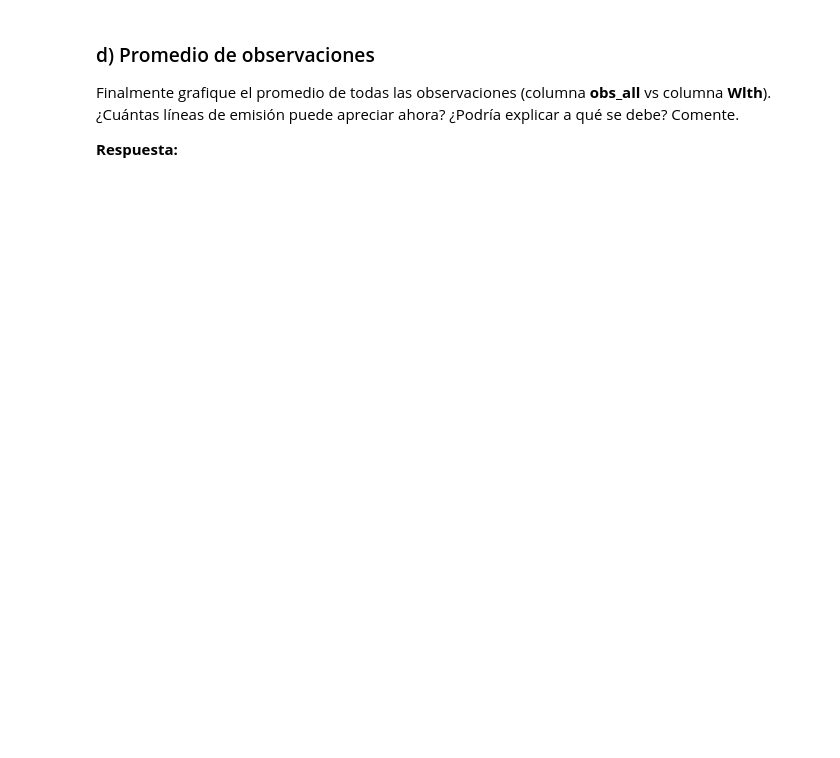
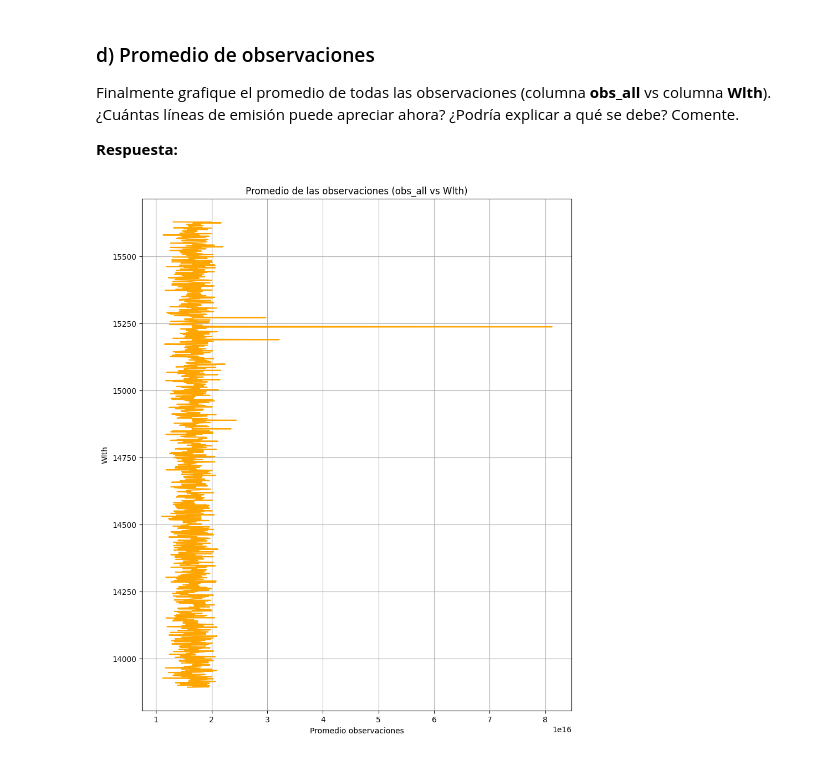
Before and after one commit to azavalac/Tarea-2-zavala, a Jupyter notebook: Tarea2.ipynb, the cells around one changed output. Drawn from its saved outputs; the diff is of its cells as text; code cells hidden in the pictures; blank space fills up the shorter version.

```diff
--- a/Tarea2.ipynb
+++ b/Tarea2.ipynb
@@ -560,3 +568,15 @@ sigma_12 = prom_obs_12.std()
 Finalmente grafique el promedio de todas las observaciones (columna **obs_all** vs columna **Wlth**). ¿Cuántas líneas de emisión puede apreciar ahora? ¿Podría explicar a qué se debe? Comente.
 
 **Respuesta:**
+# %%
+# Gráfico de obs_all vs Wlth
+obs_all = data['obs_all']
+plt.figure(figsize = (10, 12))
+plt.plot(obs_all, Wlth, color = 'orange')
+plt.xlabel('Promedio observaciones')
+plt.ylabel('Wlth')
+plt.title('Promedio de las observaciones (obs_all vs Wlth)')
+plt.grid(True)
+plt.show()
+# %% [output]
+[figure, added]
```
Also changed, not shown: parts of 2 cells of this notebook.
